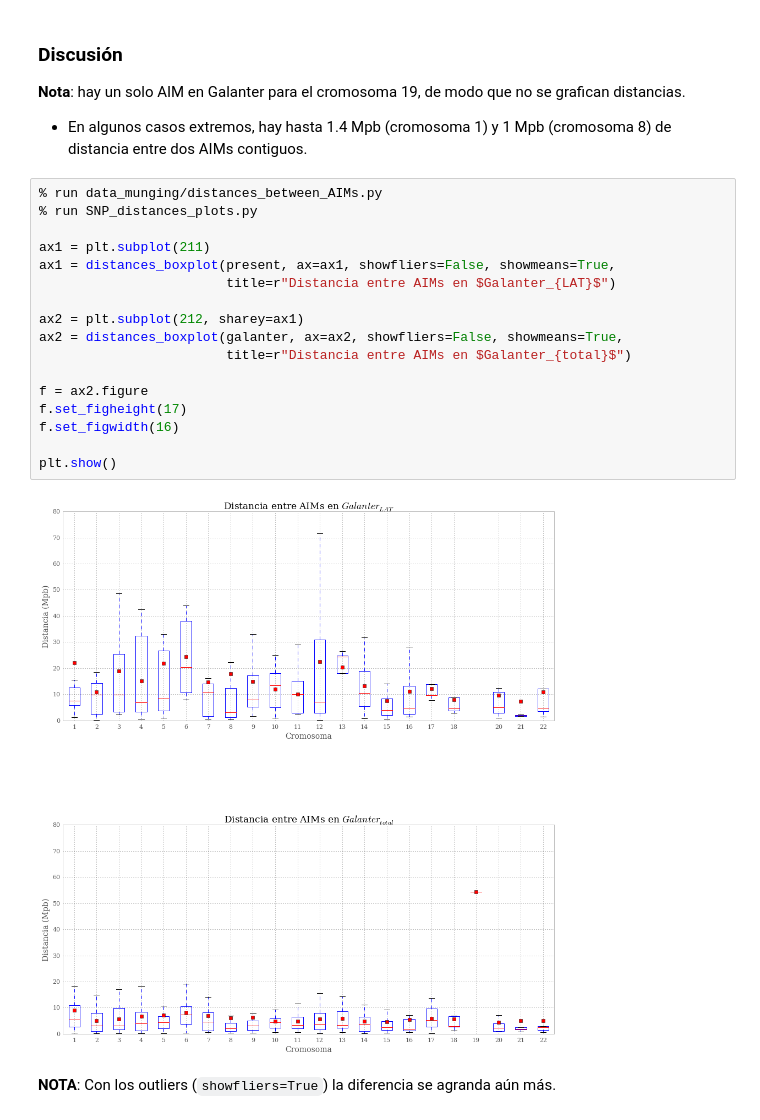
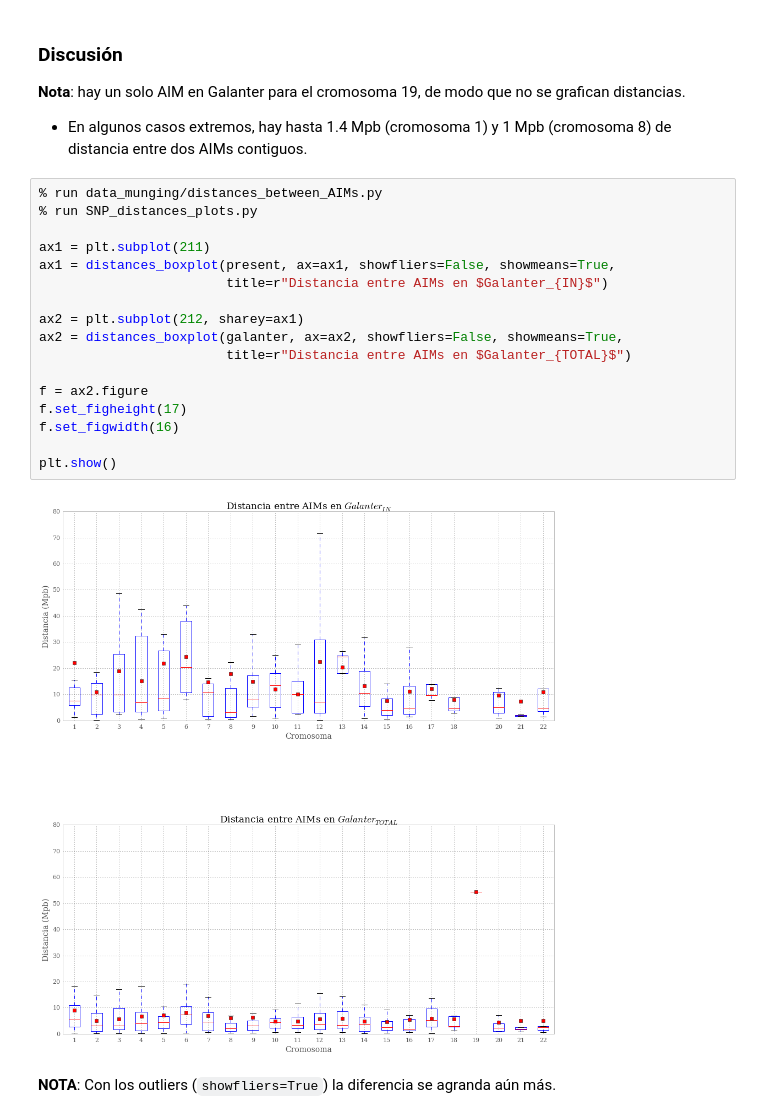
Before and after one commit to jmberros/tesina, a Jupyter notebook: Galanter_AIMs_NEW.ipynb, the cells around one changed output. Drawn from its saved outputs; the diff is of its cells as text.

```diff
--- a/Galanter_AIMs_NEW.ipynb
+++ b/Galanter_AIMs_NEW.ipynb
@@ -93,22 +93,22 @@ __Nota__: hay un solo AIM en Galanter para el cromosoma 19, de modo que no se gr
 # %%
 % run data_munging/distances_between_AIMs.py
 % run SNP_distances_plots.py
 
 ax1 = plt.subplot(211)
 ax1 = distances_boxplot(present, ax=ax1, showfliers=False, showmeans=True,
-                        title=r"Distancia entre AIMs en $Galanter_{LAT}$")
+                        title=r"Distancia entre AIMs en $Galanter_{IN}$")
 
 ax2 = plt.subplot(212, sharey=ax1)
 ax2 = distances_boxplot(galanter, ax=ax2, showfliers=False, showmeans=True,
-                        title=r"Distancia entre AIMs en $Galanter_{total}$")
+                        title=r"Distancia entre AIMs en $Galanter_{TOTAL}$")
 
 f = ax2.figure
 f.set_figheight(17)
 f.set_figwidth(16)
 
 plt.show()
 # %% [output]
-[figure, old version]
+[figure, new version]
 # %% [markdown]
 **NOTA**: Con los outliers (`showfliers=True`) la diferencia se agranda aún más.
 # %%
```
Also changed, not shown: parts of 13 cells of this notebook, 3 other files.
